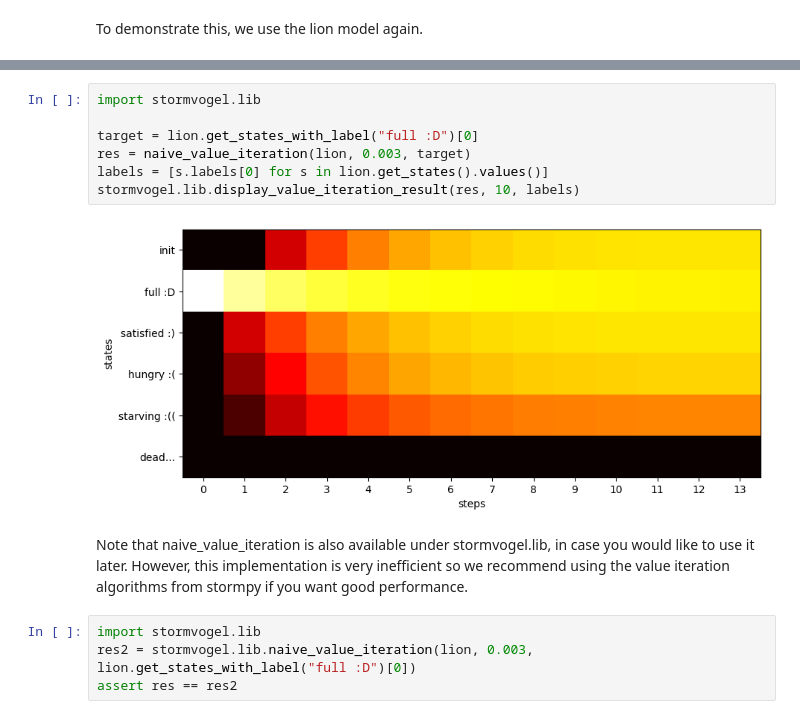
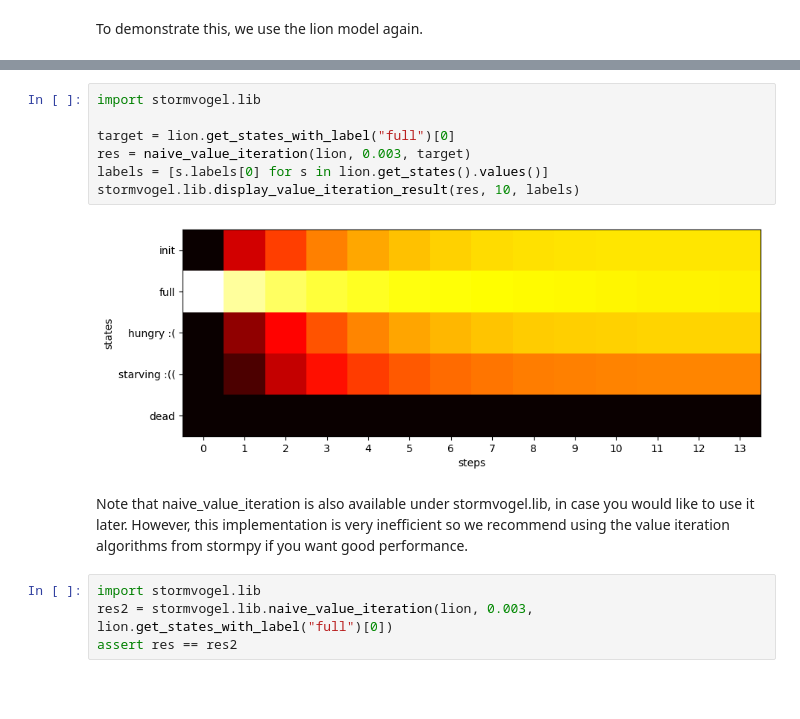
Before and after one commit to moves-rwth/stormvogel, a Jupyter notebook: docs/introduction/6-1-Visual-model-checking.ipynb, the cells around one changed output, grey strips where cells are left out. Drawn from its saved outputs; the diff is of its cells as text; blank space fills up the shorter version.

```diff
--- a/docs/introduction/6-1-Visual-model-checking.ipynb
+++ b/docs/introduction/6-1-Visual-model-checking.ipynb
@@ -56,15 +56,15 @@ vis = show(lion, layout=Layout("layouts/lion.json"))
 # %%
 import stormvogel.lib
 
-target = lion.get_states_with_label("full :D")[0]
+target = lion.get_states_with_label("full")[0]
 res = naive_value_iteration(lion, 0.003, target)
 labels = [s.labels[0] for s in lion.get_states().values()]
 stormvogel.lib.display_value_iteration_result(res, 10, labels)
 # %% [output]
-[figure, old version]
+[figure, new version]
 # %% [markdown]
 Note that naive_value_iteration is also available under stormvogel.lib, in case you would like to use it later. However, this implementation is very inefficient so we recommend using the value iteration algorithms from stormpy if you want good performance.
 # %%
 import stormvogel.lib
-res2 = stormvogel.lib.naive_value_iteration(lion, 0.003, lion.get_states_with_label("full :D")[0])
+res2 = stormvogel.lib.naive_value_iteration(lion, 0.003, lion.get_states_with_label("full")[0])
 assert res == res2
```
Also changed, not shown: 10 other files.
